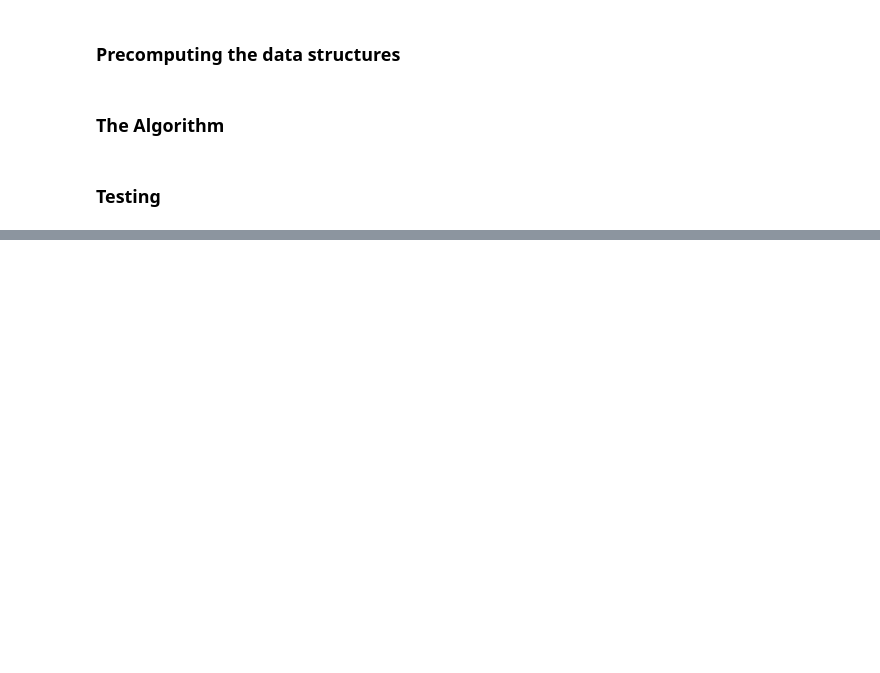
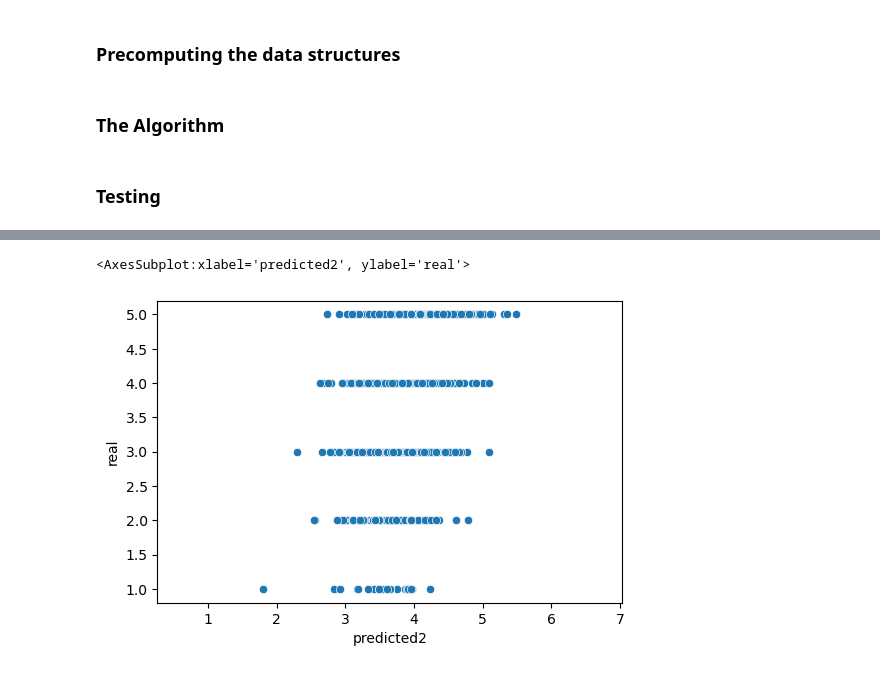
Before and after one commit to kofzera/recomender_project, a Jupyter notebook: goodreads.ipynb, the cells around one changed output, grey strips where cells are left out. Saved outputs shown, nothing was run; the diff lists cells and outputs as text; code cells hidden in the pictures; blank space fills up the shorter version.

```diff
--- a/goodreads.ipynb
+++ b/goodreads.ipynb
@@ -274,0 +353,6 @@ find_the_similars('c3d033014bbcc966551905f1565137ad', 3)
+# %%
+plt.axis('equal')
+sns.scatterplot(data=measurements, x='predicted2', y="real")
+# %% [output]
+<AxesSubplot:xlabel='predicted2', ylabel='real'>
+[figure, added]
```
Also changed, not shown: parts of 17 cells of this notebook.
